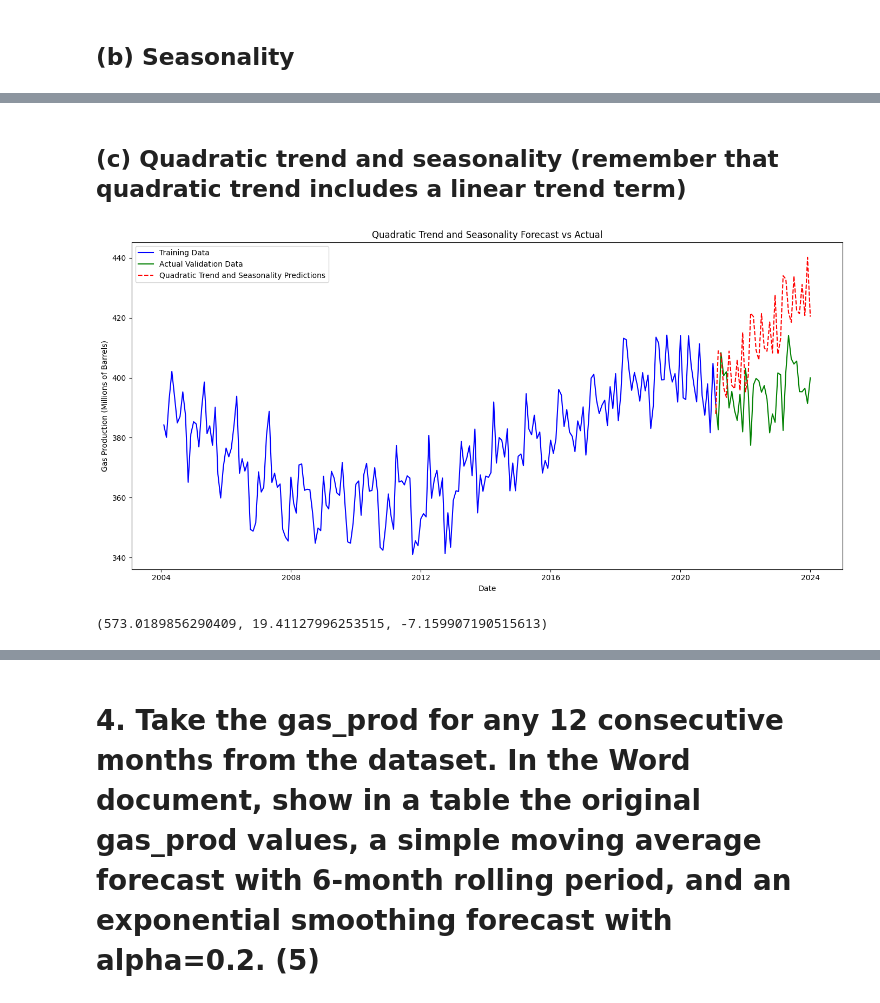
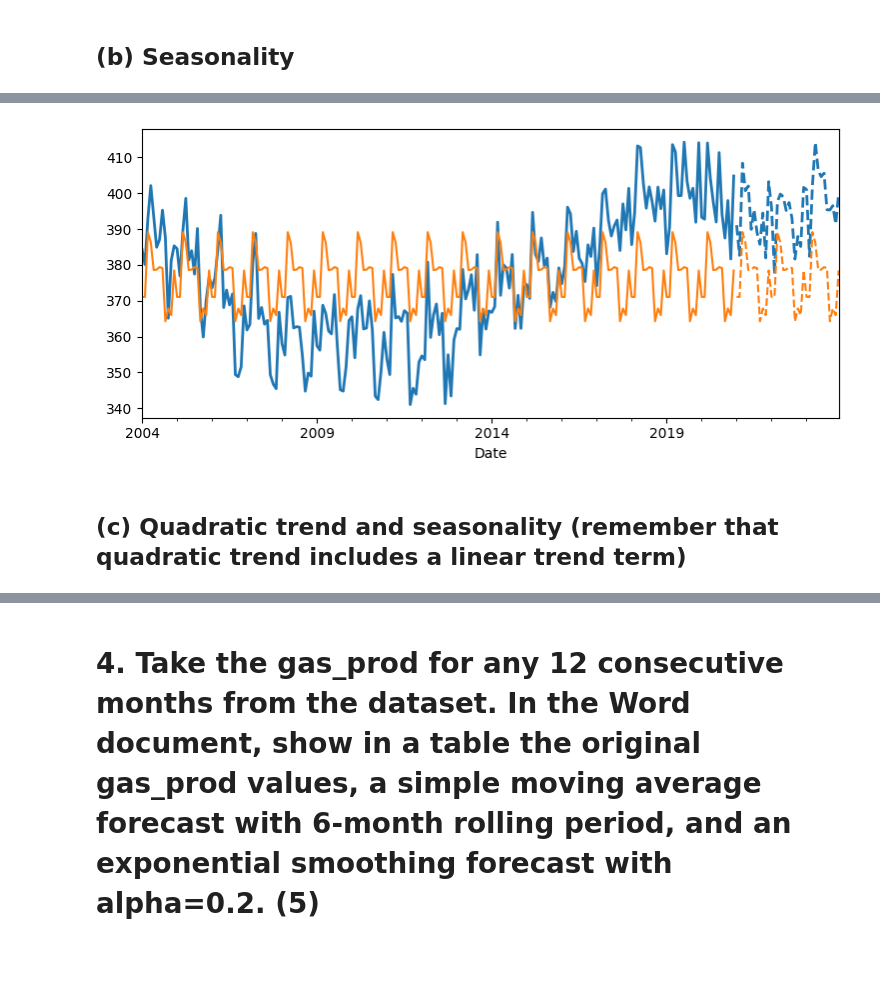
Before and after one commit to EviIius/6211_Advanced_BA, a Jupyter notebook: Assignment4_Series_Analysis/Time.ipynb, the cells around one changed output, grey strips where cells are left out. Saved outputs shown, nothing was run; the diff lists cells and outputs as text; code cells hidden in the pictures; blank space fills up the shorter version.

```diff
--- a/Assignment4_Series_Analysis/Time.ipynb
+++ b/Assignment4_Series_Analysis/Time.ipynb
@@ -128,2 +156,8 @@ mse, mae, r2
 # %% [markdown]
 ## (b)  Seasonality
+# %%
+# Model 2: A polynomial trend time series model
+import numpy as np
+season_lm = sm.ols(formula='Gas_prod ~ C(Month)',
+data=train_df).fit()
+season_lm.summary()
@@ -130,60 +206,14 @@ mse, mae, r2
+# %%
+# Blue line for the original time series
+# Orange line for the forecasted time series
+fig, ax = plt.subplots(nrows=1,ncols=1,figsize=(9,3.75))
+train_df.plot(y='Gas_prod',ax=ax,color='C0',linewidth=2)
+valid_df.plot(y='Gas_prod',ax=ax,color='C0',linewidth=2, linestyle='dashed')
+season_lm.predict(train_df).plot(color='C1')
+season_lm.predict(valid_df).plot(color='C1',linestyle='dashed')
+ax.get_legend().remove()
+plt.show()
+# %% [output]
+[figure, added]
 # %% [markdown]
 ## (c)  Quadratic trend and seasonality (remember that quadratic trend includes a linear trend term)
-# %%
-from statsmodels.tsa.seasonal import STL
-
-# Using STL to decompose for a more flexible seasonal component
-stl = STL(df_train['Gas_prod'], seasonal=13)
-result = stl.fit()
-
-# Extract the trend and seasonal components
-trend_component = result.trend
-seasonal_component = result.seasonal
-
-# Prepare the data for the Quadratic Trend Model including seasonality
-df_train_processed = pd.DataFrame({
-    'Trend': trend_component,
-    'Seasonal': seasonal_component,
-    'Trend_squared': np.arange(len(trend_component))**2  # Quadratic term
-}).dropna()
-
-# Define predictors and response
-X_train = df_train_processed[['Trend', 'Trend_squared', 'Seasonal']]
-y_train = df_train['Gas_prod'][-len(X_train):]
-
-# Quadratic Trend and Seasonality Model
-model_quad_trend_seasonality = LinearRegression()
-model_quad_trend_seasonality.fit(X_train, y_train)
-
-# Predictions
-# Generating the same components for the validation period
-X_validation = pd.DataFrame({
-    'Trend': np.linspace(X_train['Trend'].iloc[-1], X_train['Trend'].iloc[-1] + len(df_validation), len(df_validation)),
-    'Trend_squared': np.linspace(X_train['Trend_squared'].iloc[-1], X_train['Trend_squared'].iloc[-1] + len(df_validation)**2, len(df_validation)),
-    'Seasonal': np.tile(seasonal_component[-12:], int(np.ceil(len(df_validation)/12)))[:len(df_validation)]  # Repeating the last year's seasonality
-})
-
-quad_trend_seasonality_predictions = model_quad_trend_seasonality.predict(X_validation)
-
-# Plotting the quadratic trend and seasonality predictions along with actual data
-plt.figure(figsize=(14, 7))
-plt.plot(df_train.index, df_train['Gas_prod'], label='Training Data', color='blue')
-plt.plot(df_validation.index, df_validation['Gas_prod'], label='Actual Validation Data', color='green')
-plt.plot(df_validation.index, quad_trend_seasonality_predictions, label='Quadratic Trend and Seasonality Predictions', color='red', linestyle='--')
-plt.title('Quadratic Trend and Seasonality Forecast vs Actual')
-plt.xlabel('Date')
-plt.ylabel('Gas Production (Millions of Barrels)')
-plt.legend()
-plt.tight_layout()
-
-plt.show()
-
-# Calculate and display metrics for quadratic trend and seasonality model
-mse_quad = mean_squared_error(df_validation['Gas_prod'], quad_trend_seasonality_predictions)
-mae_quad = mean_absolute_error(df_validation['Gas_prod'], quad_trend_seasonality_predictions)
-r2_quad = r2_score(df_validation['Gas_prod'], quad_trend_seasonality_predictions)
-
-mse_quad, mae_quad, r2_quad
-# %% [output]
-[figure, removed]
-(573.0189856290409, 19.41127996253515, -7.159907190515613)
```
Also changed, not shown: parts of 29 cells of this notebook.
